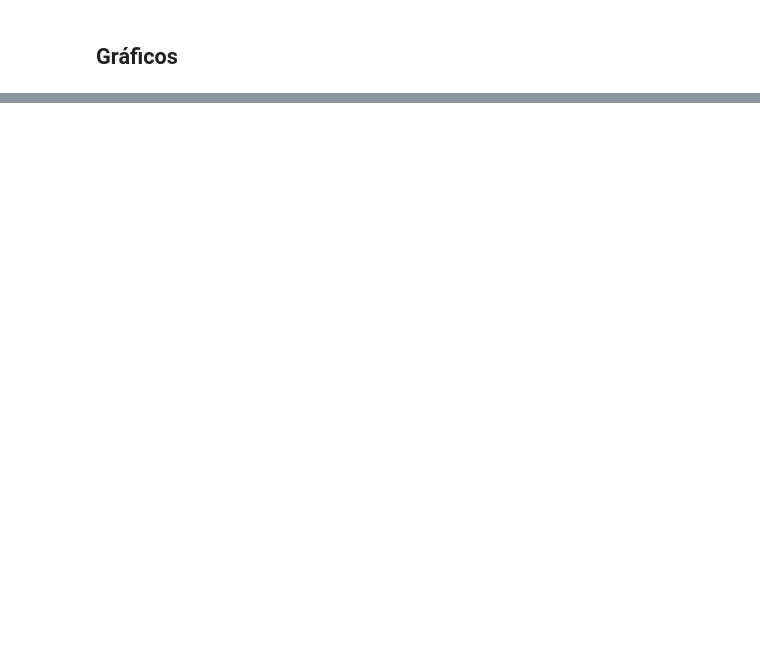
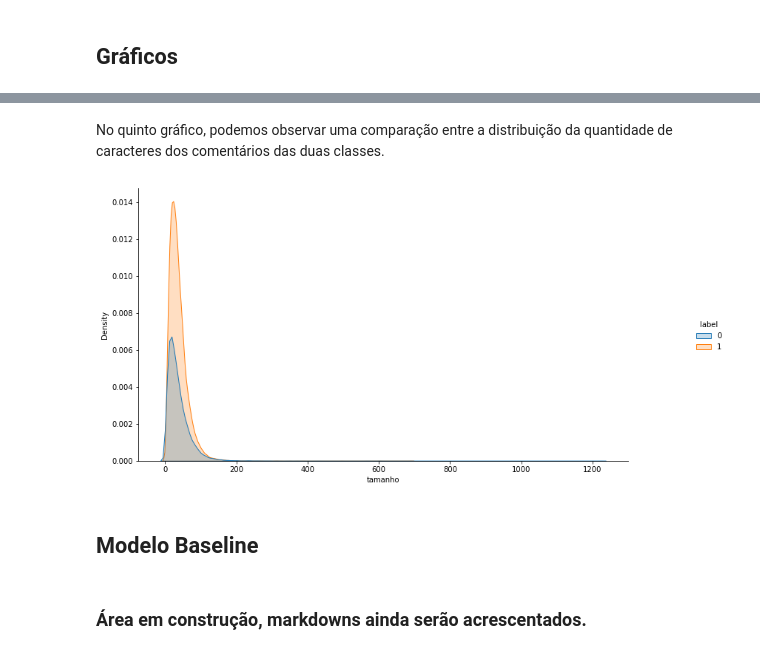
Before and after one commit to juliomaced0/Mentoria_Python_IA, a Jupyter notebook: Trabalho_Final/Trabalho Final.ipynb, the cells around one changed output, grey strips where cells are left out. Drawn from its saved outputs; the diff is of its cells as text; code cells hidden in the pictures; blank space fills up the shorter version.

```diff
--- a/Trabalho_Final/Trabalho Final.ipynb
+++ b/Trabalho_Final/Trabalho Final.ipynb
@@ -148,0 +263,21 @@ y.shape
+# %% [markdown]
+No quinto gráfico, podemos observar uma comparação entre a distribuição da quantidade de caracteres dos comentários das duas classes.
+# %%
+df['comment'] = df['comment'].astype('str')
+lista = []
+for i in df['comment']:
+    f = preprocess(i)
+    lista.append(f)
+
+dc = pd.DataFrame (lista, columns = ['comment'])
+label = df['label']
+df_dc = pd.concat([dc, label], axis=1)
+df_dc['tamanho']= dc['comment'].apply(len)
+sns.displot(df_dc, x="tamanho", hue="label", kind="kde", fill=True)
+plt.gcf().set_size_inches(13, 6)
+# %% [output]
+[figure, added]
+# %% [markdown]
+## Modelo Baseline
+# %% [markdown]
+### Área em construção, markdowns ainda serão acrescentados.
```
Also changed, not shown: parts of 47 cells of this notebook.
